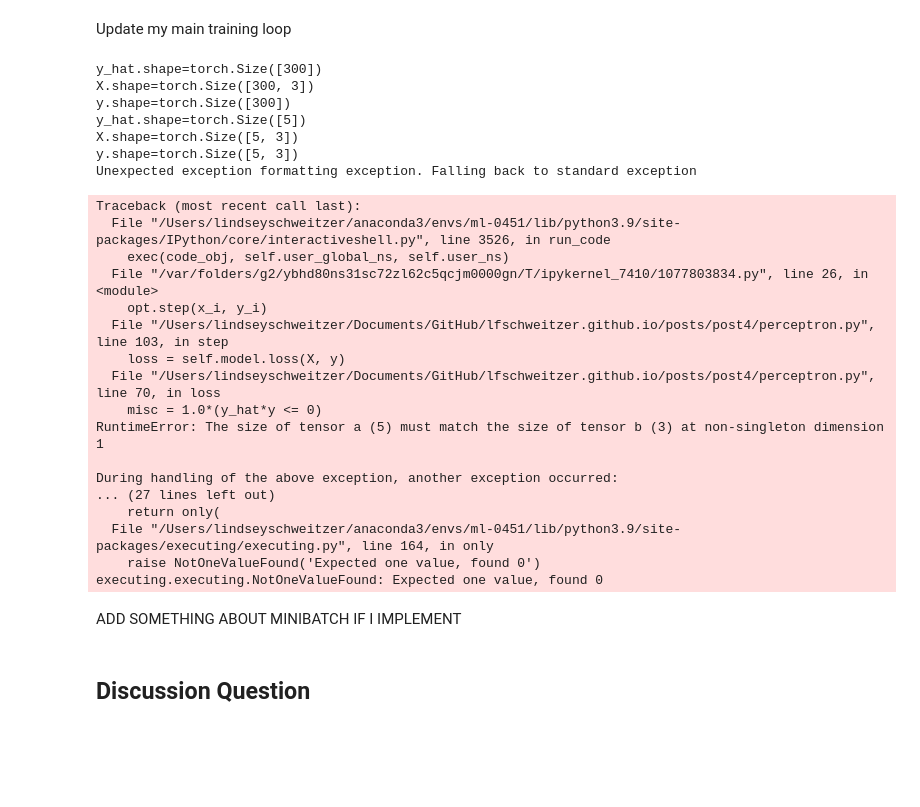
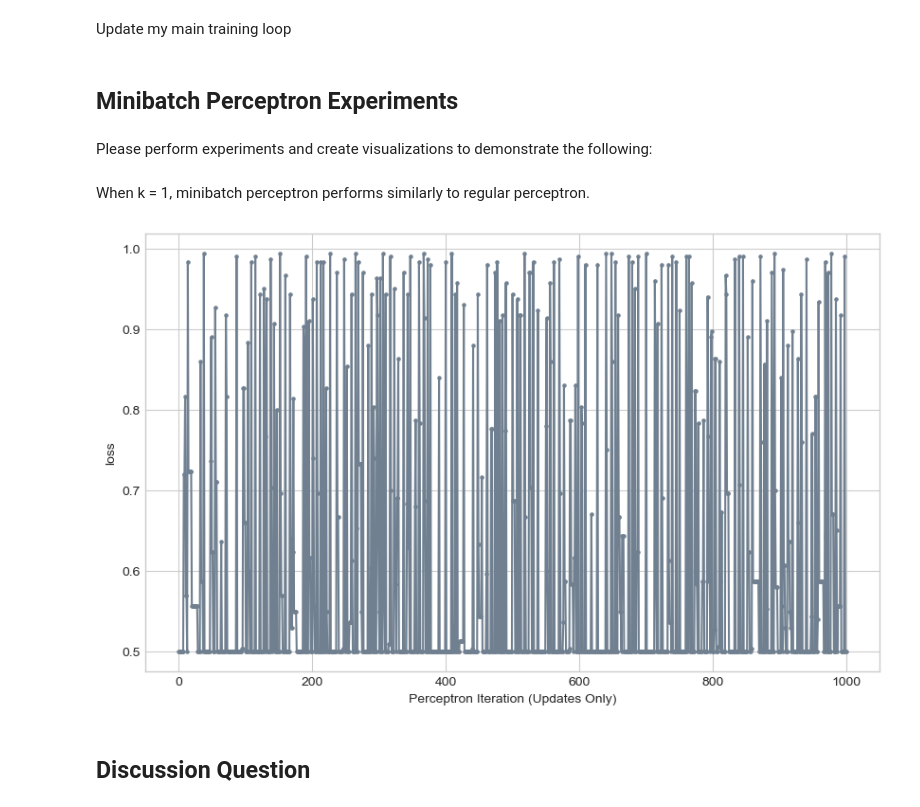
Before and after one commit to lfschweitzer/lfschweitzer.github.io, a Jupyter notebook: posts/post4/homework4.ipynb, the cells around one changed output. Saved outputs shown, nothing was run; the diff lists cells and outputs as text; code cells hidden in the pictures; blank space fills up the shorter version.

```diff
--- a/posts/post4/homework4.ipynb
+++ b/posts/post4/homework4.ipynb
@@ -359,37 +394,58 @@ for index in range(0, 1000):
     k = 5
     ix = torch.randperm(X.size(0))[:k]
     x_i = X[ix,:]
-    y_i = X[ix,:]
+    y_i = y[ix]
+
+    # print(f"{y_i=}")
 
     # perform a perceptron update using the random data point
     opt.step(x_i, y_i)
-# %% [output]
-y_hat.shape=torch.Size([300])
-X.shape=torch.Size([300, 3])
-y.shape=torch.Size([300])
-y_hat.shape=torch.Size([5])
-X.shape=torch.Size([5, 3])
-y.shape=torch.Size([5, 3])
-Unexpected exception formatting exception. Falling back to standard exception
-Traceback (most recent call last):
-  File "/Users/lindseyschweitzer/anaconda3/envs/ml-0451/lib/python3.9/site-packages/IPython/core/interactiveshell.py", line 3526, in run_code
-    exec(code_obj, self.user_global_ns, self.user_ns)
-  File "/var/folders/g2/ybhd80ns31sc72zl62c5qcjm0000gn/T/ipykernel_7410/1077803834.py", line 26, in <module>
-    opt.step(x_i, y_i)
-  File "/Users/lindseyschweitzer/Documents/GitHub/lfschweitzer.github.io/posts/post4/perceptron.py", line 103, in step
-    loss = self.model.loss(X, y)
-  File "/Users/lindseyschweitzer/Documents/GitHub/lfschweitzer.github.io/posts/post4/perceptron.py", line 70, in loss
-    misc = 1.0*(y_hat*y <= 0)
-RuntimeError: The size of tensor a (5) must match the size of tensor b (3) at non-singleton dimension 1
-
-During handling of the above exception, another exception occurred:
-... (27 lines left out)
-    return only(
-  File "/Users/lindseyschweitzer/anaconda3/envs/ml-0451/lib/python3.9/site-packages/executing/executing.py", line 164, in only
-    raise NotOneValueFound('Expected one value, found 0')
-executing.executing.NotOneValueFound: Expected one value, found 0
-# %% [markdown]
-ADD SOMETHING ABOUT MINIBATCH IF I IMPLEMENT
+# %% [markdown]
+## Minibatch Perceptron Experiments
+# %% [markdown]
+Please perform experiments and create visualizations to demonstrate the following:
+# %% [markdown]
+When k = 1, minibatch perceptron performs similarly to regular perceptron.
+# %%
+torch.manual_seed(1234567)
+
+# initialize a perceptron
+p = Perceptron()
+opt = PerceptronOptimizer(p)
+
+loss = 1.0
+
+# for keeping track of loss values
+loss_vec_dimen = []
+
+n = X.size()[0]
+
+for index in range(0, 1000):
+
+    loss = p.loss(X, y)
+    loss_vec_dimen.append(loss)
+
+    # get a random submatrix of the feature matrix X and target vector y to implement minibatch
+    k = 1
+    ix = torch.randperm(X.size(0))[:k]
+    x_i = X[ix,:]
+    y_i = y[ix]
+
+    # print(f"{y_i=}")
+
+    # perform a perceptron update using the random data point
+    opt.step(x_i, y_i)
+# %%
+from matplotlib import pyplot as plt
+plt.style.use('seaborn-v0_8-whitegrid')
+plt.figure(figsize=(10, 6))
+
+
+plt.plot(loss_vec_dimen, color = "slategrey")
+plt.scatter(torch.arange(len(loss_vec_dimen)), loss_vec_dimen, color = "slategrey", s=5)
+labs = plt.gca().set(xlabel = "Perceptron Iteration (Updates Only)", ylabel = "loss")
+# %% [output]
+[figure, added]
 # %% [markdown]
 ## Discussion Question
 # %% [markdown]
```
Also changed, not shown: parts of 2 cells of this notebook, 1 other file.
